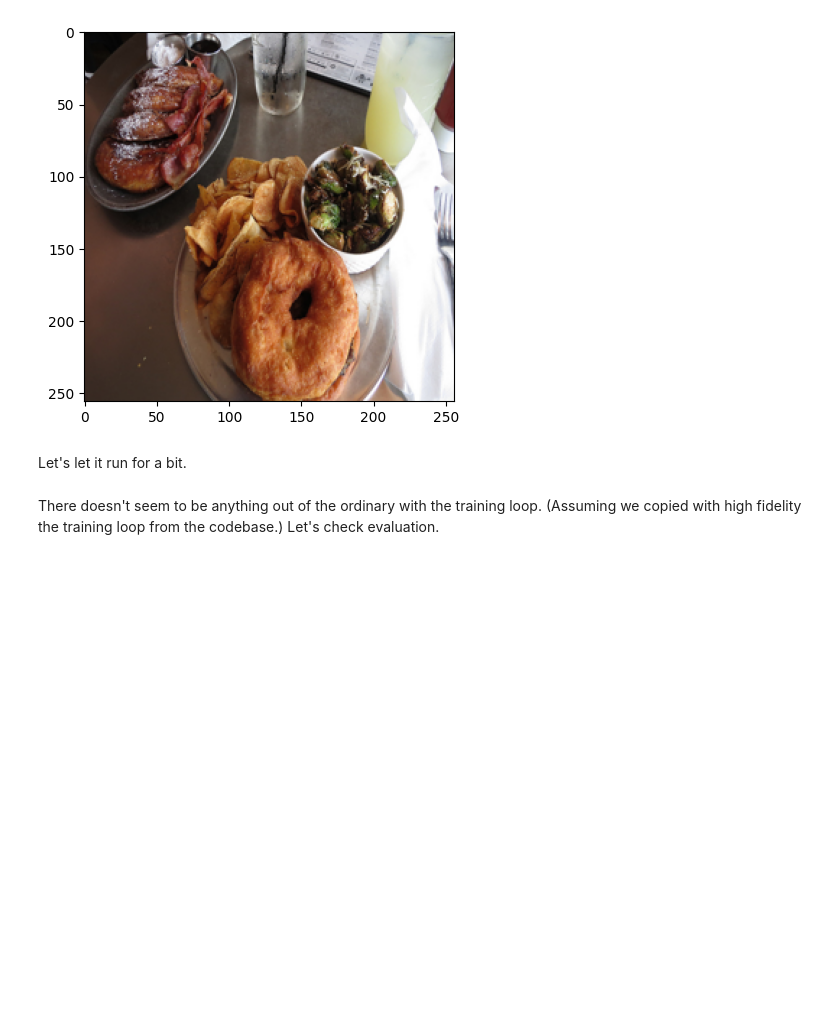
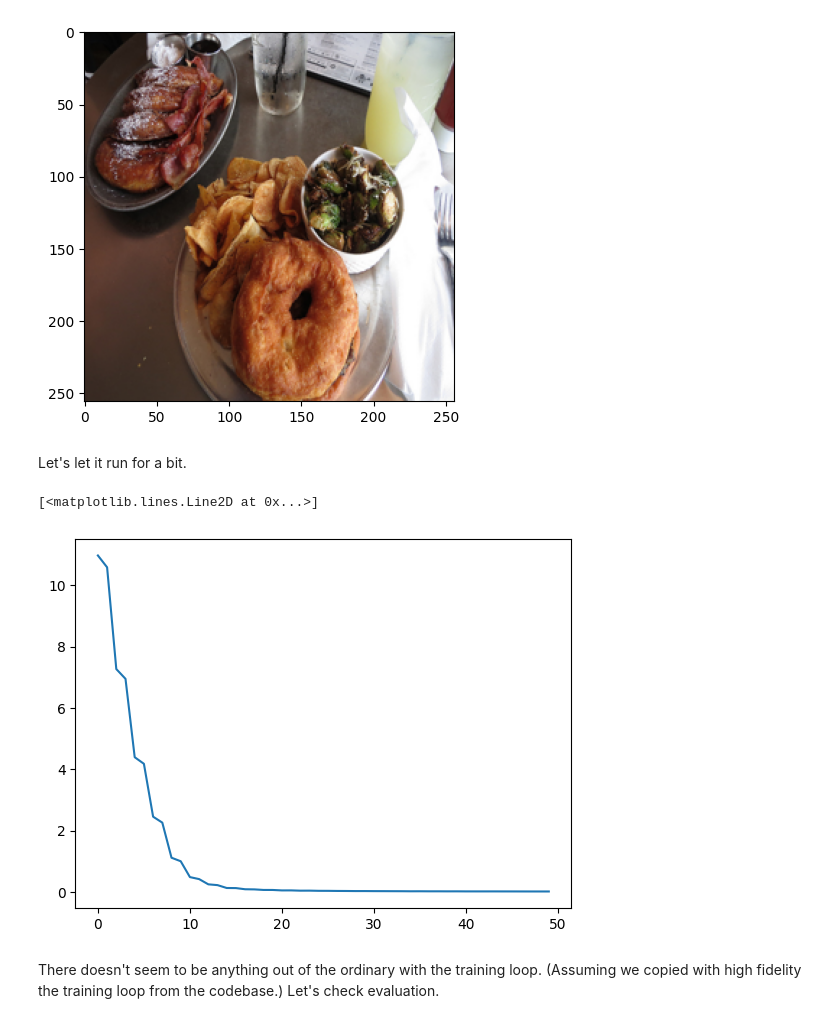
Before and after one commit to ManifoldRG/NEKO, a Jupyter notebook: dev_notebooks/vqa_playground_fix.ipynb, the cells around one changed output. Drawn from its saved outputs; the diff is of its cells as text; code cells hidden in the pictures; blank space fills up the shorter version.

```diff
--- a/dev_notebooks/vqa_playground_fix.ipynb
+++ b/dev_notebooks/vqa_playground_fix.ipynb
@@ -332,15 +343,18 @@ model.text_tokenizer.decode(handmade_batch[0]['text'])
 Let's let it run for a bit.
 # %%
 losses = []
-for _ in tqdm(range(100)):
+for _ in tqdm(range(50)):
     logits, loss = model.forward(inputs=handmade_batch, compute_loss=True)
     losses.append(loss.item())
     accelerator.backward(loss)
 
     optimizer.step()
     scheduler.step()
     optimizer.zero_grad()
 plt.plot(losses)
+# %% [output]
+[<matplotlib.lines.Line2D at 0x...>]
+[figure, added]
 # %% [markdown]
 There doesn't seem to be anything out of the ordinary with the training loop. (Assuming we copied with high fidelity the training loop from the codebase.) Let's check evaluation.
 # %% [markdown]
```
Also changed, not shown: parts of 16 cells of this notebook, 2 other files.
